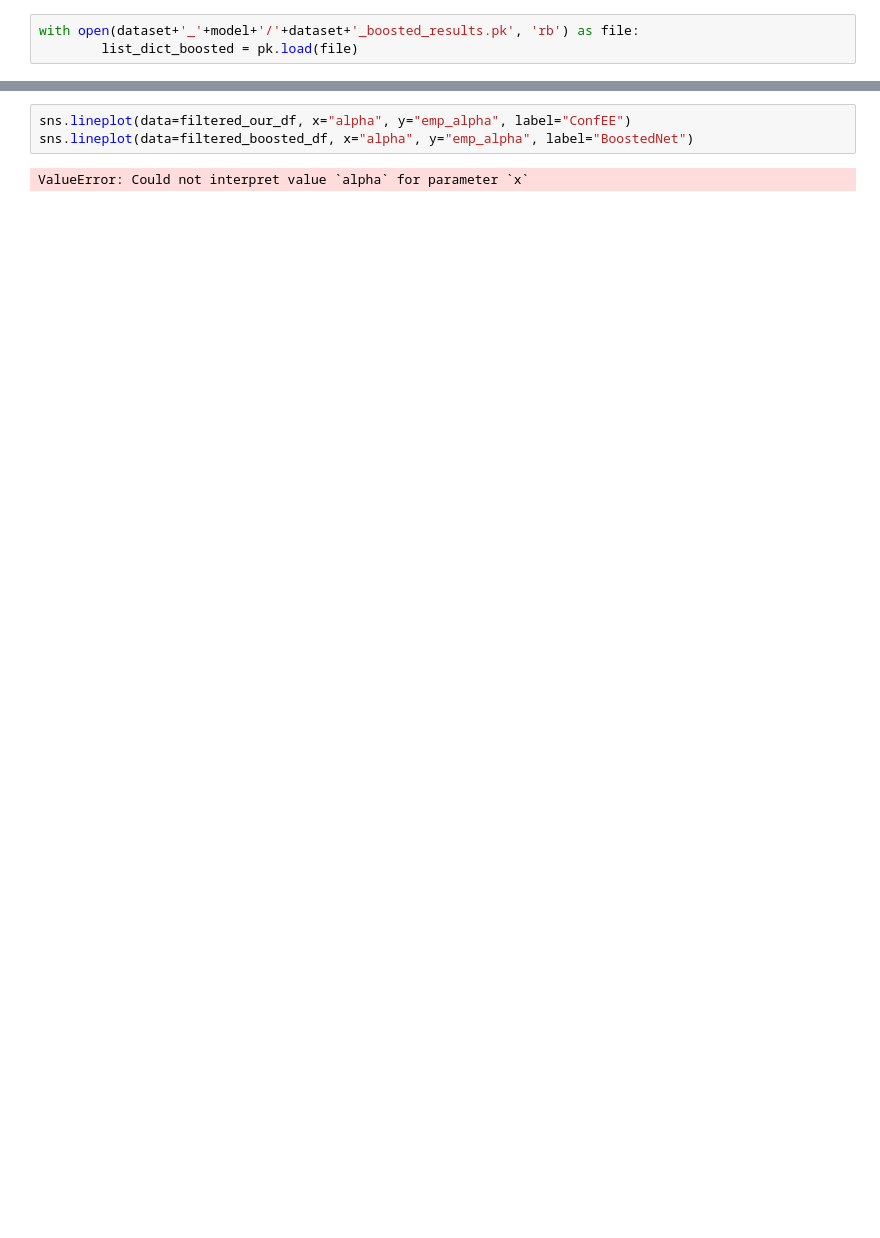
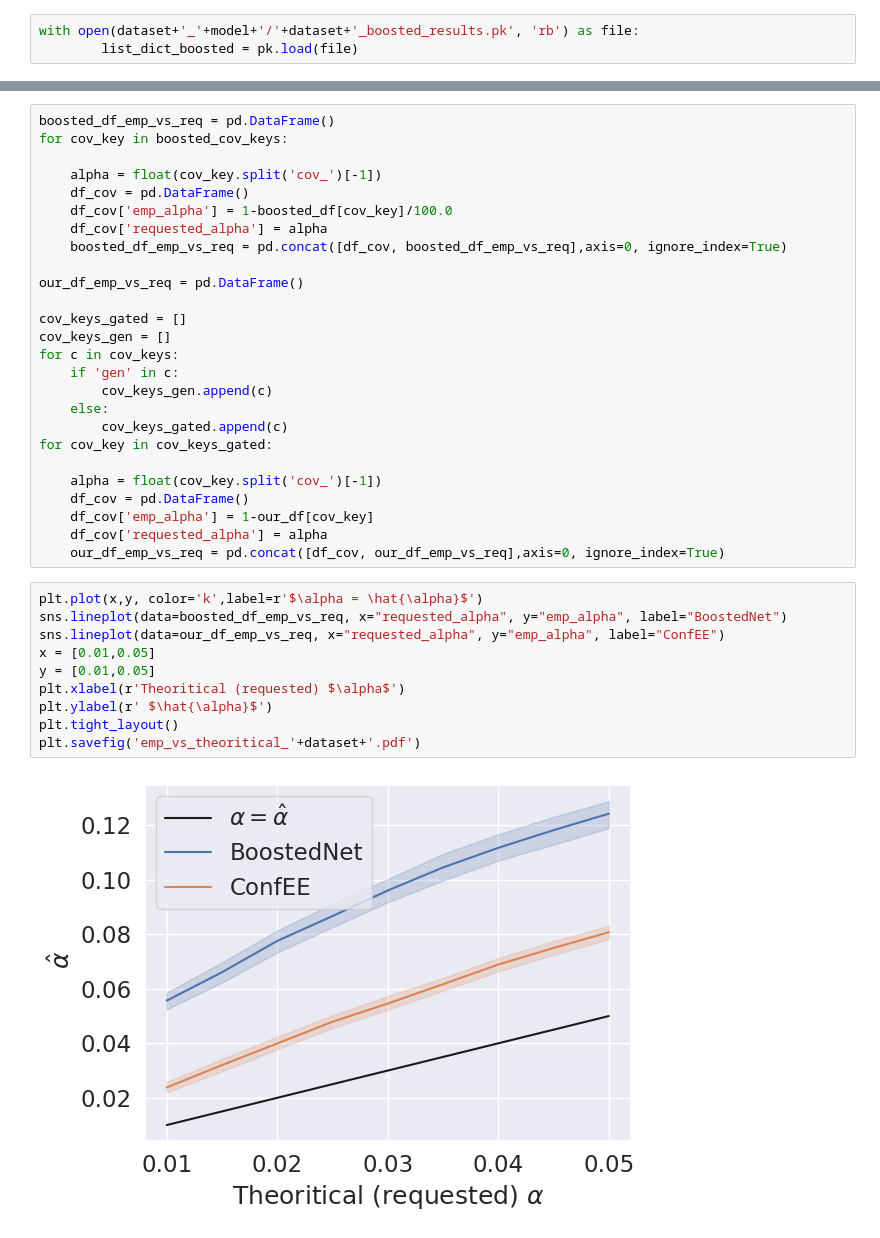
Before and after one commit to networkslab/dynn, a Jupyter notebook: src/notebooks/confidence_intervals_ce_ic.ipynb, the cells around one changed output, grey strips where cells are left out. Saved outputs shown, nothing was run; the diff lists cells and outputs as text; blank space fills up the shorter version.

```diff
--- a/src/notebooks/confidence_intervals_ce_ic.ipynb
+++ b/src/notebooks/confidence_intervals_ce_ic.ipynb
@@ -165,5 +178,38 @@ plt.savefig('inef_IC_'+dataset+'.pdf')
 # %%
-sns.lineplot(data=filtered_our_df, x="alpha", y="emp_alpha", label="ConfEE")
-sns.lineplot(data=filtered_boosted_df, x="alpha", y="emp_alpha", label="BoostedNet")
+boosted_df_emp_vs_req = pd.DataFrame()
+for cov_key in boosted_cov_keys:
+
+    alpha = float(cov_key.split('cov_')[-1])
+    df_cov = pd.DataFrame()
+    df_cov['emp_alpha'] = 1-boosted_df[cov_key]/100.0
+    df_cov['requested_alpha'] = alpha
+    boosted_df_emp_vs_req = pd.concat([df_cov, boosted_df_emp_vs_req],axis=0, ignore_index=True)
+
+our_df_emp_vs_req = pd.DataFrame()
+
+cov_keys_gated = []
+cov_keys_gen = []
+for c in cov_keys:
+    if 'gen' in c:
+        cov_keys_gen.append(c)
+    else:
+        cov_keys_gated.append(c)
+for cov_key in cov_keys_gated:
+
+    alpha = float(cov_key.split('cov_')[-1])
+    df_cov = pd.DataFrame()
+    df_cov['emp_alpha'] = 1-our_df[cov_key]
+    df_cov['requested_alpha'] = alpha
+    our_df_emp_vs_req = pd.concat([df_cov, our_df_emp_vs_req],axis=0, ignore_index=True)
-# %% [output]
-ValueError: Could not interpret value `alpha` for parameter `x`
+# %%
+plt.plot(x,y, color='k',label=r'$\alpha = \hat{\alpha}$')
+sns.lineplot(data=boosted_df_emp_vs_req, x="requested_alpha", y="emp_alpha", label="BoostedNet")
+sns.lineplot(data=our_df_emp_vs_req, x="requested_alpha", y="emp_alpha", label="ConfEE")
+x = [0.01,0.05]
+y = [0.01,0.05]
+plt.xlabel(r'Theoritical (requested) $\alpha$')
+plt.ylabel(r' $\hat{\alpha}$')
+plt.tight_layout()
+plt.savefig('emp_vs_theoritical_'+dataset+'.pdf')
+# %% [output]
+[figure, added]
```
Also changed, not shown: parts of 12 cells of this notebook.
